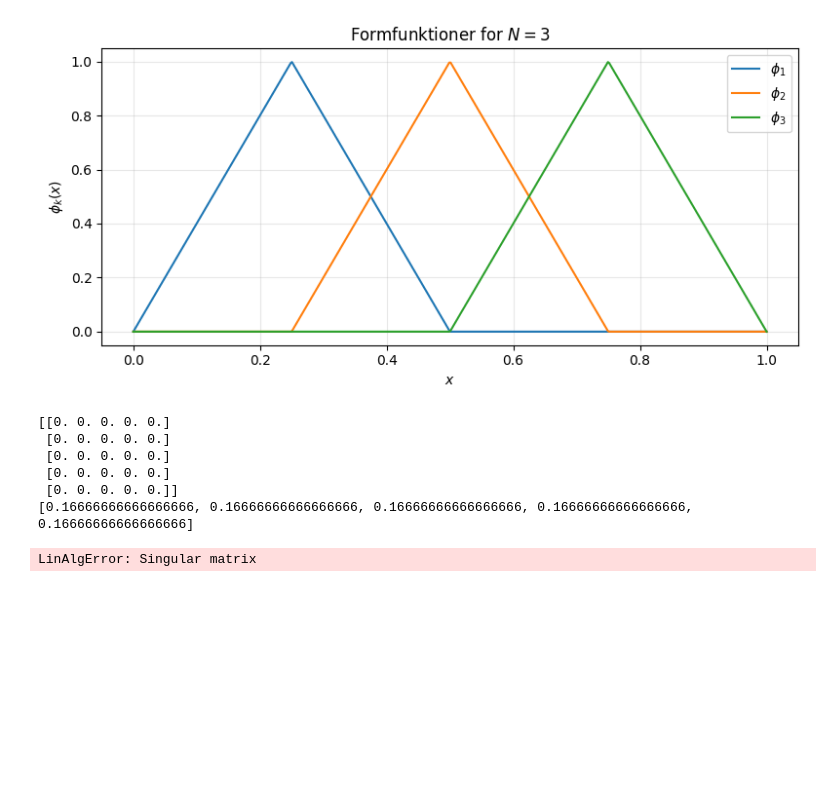
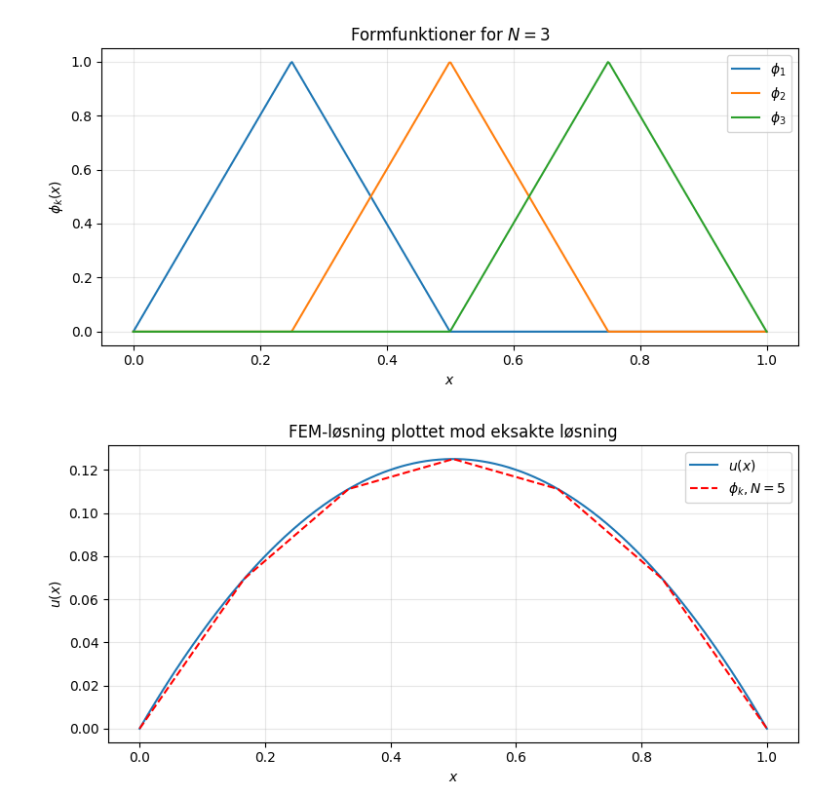
Before and after one commit to vivicodesacademically/Mat1b-projekt, a Jupyter notebook: Mixed_Code_Tasks.ipynb, the cells around one changed output. Saved outputs shown, nothing was run; the diff lists cells and outputs as text; code cells hidden in the pictures; blank space fills up the shorter version.

Commit message:
More graphs

```diff
--- a/Mixed_Code_Tasks.ipynb
+++ b/Mixed_Code_Tasks.ipynb
@@ -131,11 +131,14 @@ def assemble_K(N, a=1.0):
     h = 1.0 / (N + 1)
     K = np.zeros((N, N))
     for k in range(N):
-        K[k, k] = ...  # diagonalindgang
+        x_k = (k+1)*h  # knudepunktets position
+        x_pk = (k+2)*h
+        x_mk = (k)*h
+        K[k, k] = a*(1/(x_k-x_mk)-1/(x_k-x_pk))  # diagonalindgang
         if k > 0:
-            K[k, k-1] = ...  # nedre naboindgang
+            K[k, k-1] = -1*a/h  # nedre naboindgang
         if k < N - 1:
-            K[k, k+1] = ...  # øvre naboindgang
+            K[k, k+1] = -1*a/h  # øvre naboindgang
     return K
 
 def assemble_p(N):
@@ -157,16 +160,39 @@ N = 5
 
 K = assemble_K(N)  # saml stivhedsmatrixen
 p_vec = assemble_p(N)  # saml lastvektoren
-print(K)
-print(p_vec)
+#print(K)
+#print(p_vec)
 u = np.linalg.solve(K, p_vec)
+#print(u)
 
 # plot FEM-løsningen sammen med den eksakte løsning
-# %% [output]
-[[0. 0. 0. 0. 0.]
- [0. 0. 0. 0. 0.]
- [0. 0. 0. 0. 0.]
- [0. 0. 0. 0. 0.]
- [0. 0. 0. 0. 0.]]
-[0.16666666666666666, 0.16666666666666666, 0.16666666666666666, 0.16666666666666666, 0.16666666666666666]
-LinAlgError: Singular matrix
+# %%
+x_plot = np.linspace(0, 1, 500)
+
+def exact_u(x):
+    return x*(1-x)/2
+
+plt.figure(figsize=(8, 4))
+plt.xlabel('$x$')
+plt.ylabel('$u(x)$')
+plt.title(f'FEM-løsning plottet mod eksakte løsning')
+plt.plot(x_plot, exact_u(x_plot), label='$u(x)$')
+
+h = 1.0 / (N + 1)  # skridtlængde
+phi = [0]*N
+for k in range(1, N + 1):
+    x_k = k*h  # knudepunktets position
+    x_pk = (k+1)*h
+    x_mk = (k-1)*h
+    phi[k-1] = u[k-1]*np.piecewise(x_plot,
+        [(x_plot >= x_mk) & (x_plot < x_k), (x_plot < x_pk) & (x_plot >= x_k)],
+        [lambda x: ((x-x_mk)/(x_k-x_mk)), lambda x: ((x_pk-x)/(x_pk-x_k)), 0])
+
+plt.plot(x_plot, sum(phi),'r--', label=f'$\\phi_k, N={N}$')
+
+plt.legend()
+plt.grid(True, alpha=0.3)
+plt.tight_layout()
+plt.show()
+# %% [output]
+[figure, added]
```
